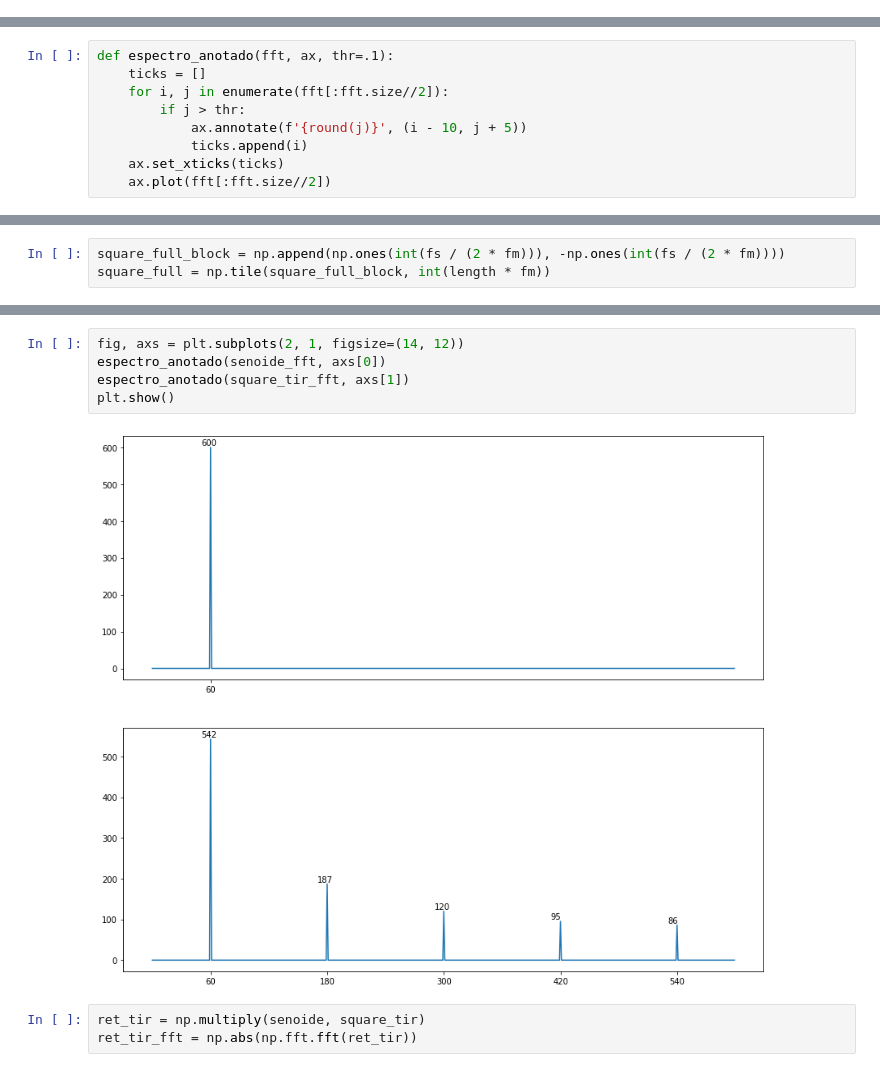
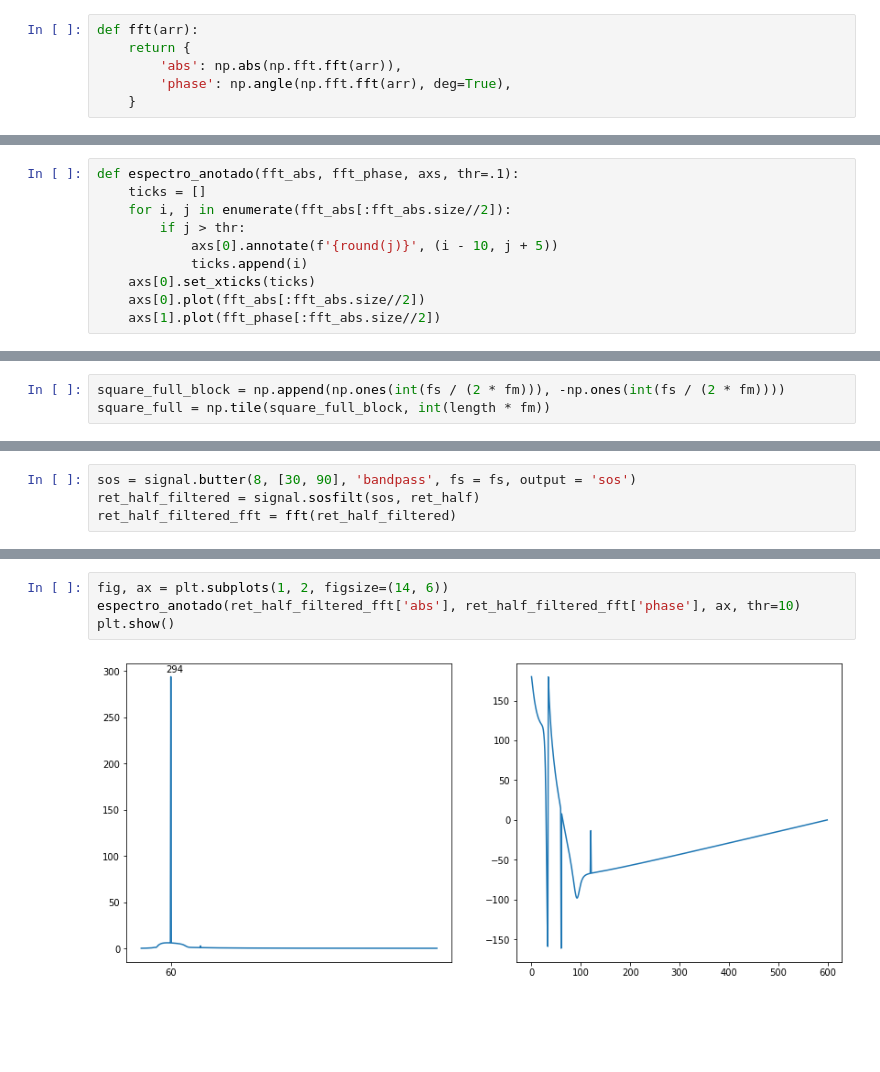
Before and after one commit to gnsoares/UNICAMP_EA619_SystemsAnalysis, a Jupyter notebook: exp3/Harmonicas_Exploracao.ipynb, the cells around one changed output, grey strips where cells are left out. Saved outputs shown, nothing was run; the diff lists cells and outputs as text; blank space fills up the shorter version.

```diff
--- a/exp3/Harmonicas_Exploracao.ipynb
+++ b/exp3/Harmonicas_Exploracao.ipynb
@@ -29,4 +29,10 @@ t = np.arange(0, length, 1 / fs)
 fm = 60 # frequência fundamental do sinal
 N = int(fs/fm) # um período
 senoide = np.sin(2 * np.pi * t * fm)
+# %%
+def fft(arr):
+    return {
+        'abs': np.abs(np.fft.fft(arr)),
+        'phase': np.angle(np.fft.fft(arr), deg=True),
+    }
 # %%
@@ -47,10 +56,11 @@ plt.plot(ret_half[:3*N])
 # %%
-def espectro_anotado(fft, ax, thr=.1):
+def espectro_anotado(fft_abs, fft_phase, axs, thr=.1):
     ticks = []
-    for i, j in enumerate(fft[:fft.size//2]):
+    for i, j in enumerate(fft_abs[:fft_abs.size//2]):
         if j > thr:
-            ax.annotate(f'{round(j)}', (i - 10, j + 5))
+            axs[0].annotate(f'{round(j)}', (i - 10, j + 5))
             ticks.append(i)
-    ax.set_xticks(ticks)
-    ax.plot(fft[:fft.size//2])
+    axs[0].set_xticks(ticks)
+    axs[0].plot(fft_abs[:fft_abs.size//2])
+    axs[1].plot(fft_phase[:fft_abs.size//2])
 # %%
@@ -95,0 +129,4 @@ square_tir_fft = np.abs(np.fft.fft(square_tir))
+# %%
+sos = signal.butter(8, [30, 90], 'bandpass', fs = fs, output = 'sos')
+ret_half_filtered = signal.sosfilt(sos, ret_half)
+ret_half_filtered_fft = fft(ret_half_filtered)
@@ -96,10 +140,6 @@ square_tir_fft = np.abs(np.fft.fft(square_tir))
 # %%
-fig, axs = plt.subplots(2, 1, figsize=(14, 12))
-espectro_anotado(senoide_fft, axs[0])
-espectro_anotado(square_tir_fft, axs[1])
+fig, ax = plt.subplots(1, 2, figsize=(14, 6))
+espectro_anotado(ret_half_filtered_fft['abs'], ret_half_filtered_fft['phase'], ax, thr=10)
 plt.show()
 # %% [output]
-[figure, old version]
+[figure, new version]
-# %%
-ret_tir = np.multiply(senoide, square_tir)
-ret_tir_fft = np.abs(np.fft.fft(ret_tir))
```
Also changed, not shown: parts of 24 cells of this notebook, 1 other file.
